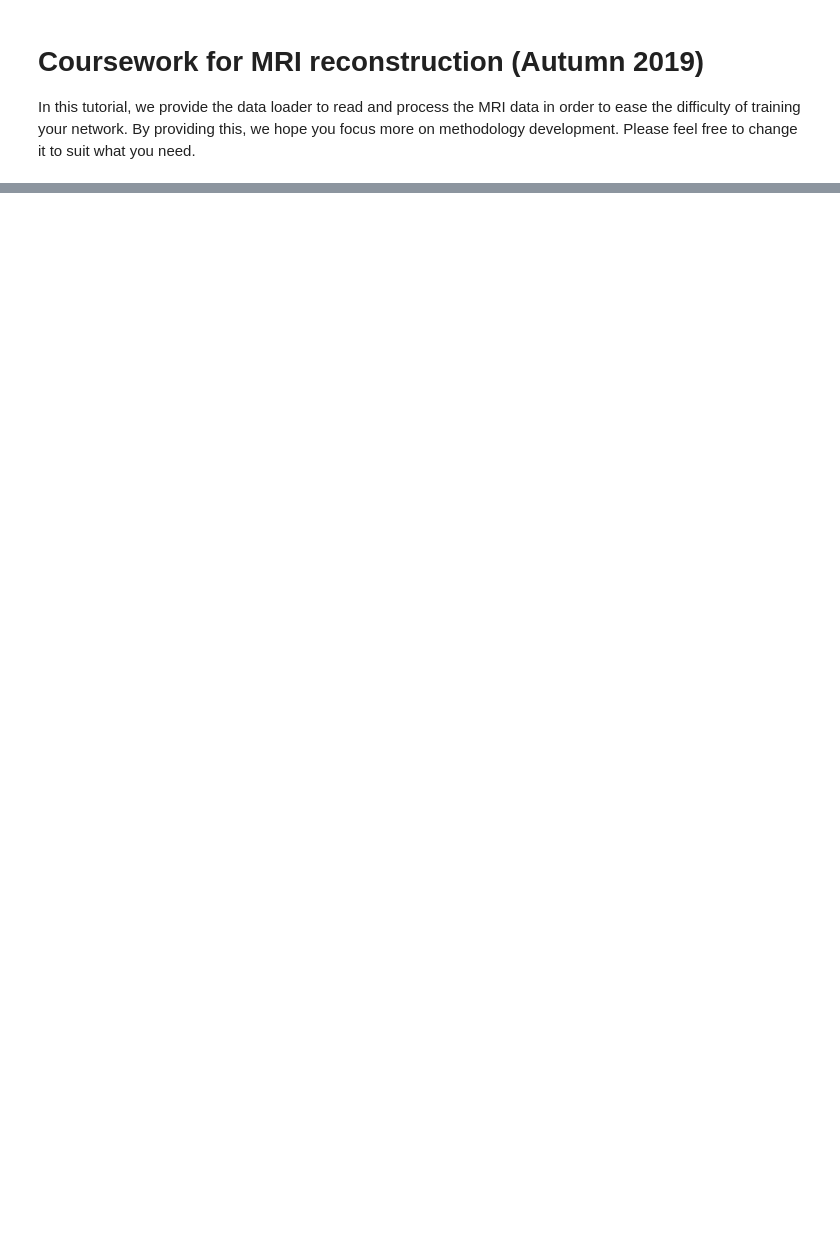
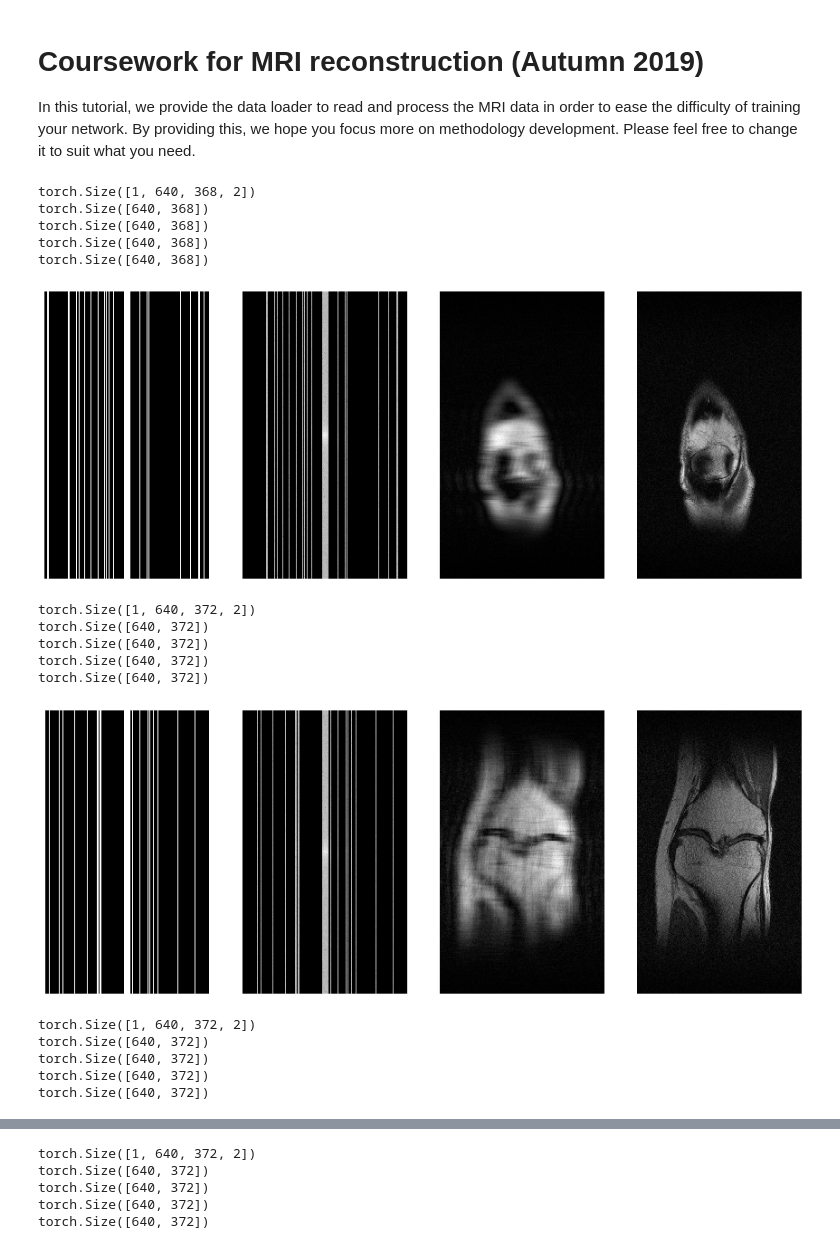
Before and after one commit to bmistry12/fastmri-reconstruction, a Jupyter notebook: data_loader.ipynb, the cells around one changed output, grey strips where cells are left out. Cells and saved outputs as stored; diff of their text form; code cells hidden in the pictures; blank space fills up the shorter version.

```diff
--- a/data_loader.ipynb
+++ b/data_loader.ipynb
@@ -103,31 +97,53 @@ def load_data_path(train_data_path, val_data_path):
 # %%
 if __name__ == '__main__':
 
-    data_path_train = '../train'
-    data_path_val = '../train'
+    data_path_train = '/data/local/NC2019MRI/train'
+    data_path_val = '/data/local/NC2019MRI/train'
     data_list = load_data_path(data_path_train, data_path_val) # first load all file names, paths and slices.
 
     acc = 8
     cen_fract = 0.04
     seed = False # random masks for each slice
     num_workers = 12 # data loading is faster using a bigger number for num_workers. 0 means using one cpu to load data
 
     # create data loader for training set. It applies same to validation set as well
     train_dataset = MRIDataset(data_list['train'], acceleration=acc, center_fraction=cen_fract, use_seed=seed)
     train_loader = DataLoader(train_dataset, shuffle=True, batch_size=1, num_workers=num_workers)
     for iteration, sample in enumerate(train_loader):
 
         img_gt, img_und, rawdata_und, masks, norm = sample
-
+        print(img_und.shape)
         # stack different slices into a volume for visualisation
         A = masks[...,0].squeeze()
+        print(A.shape)
         B = torch.log(T.complex_abs(rawdata_und) + 1e-9).squeeze()
+        print(B.shape)
         C = T.complex_abs(img_und).squeeze()
+        print(C.shape)
         D = T.complex_abs(img_gt).squeeze()
+        print(D.shape)
         all_imgs = torch.stack([A,B,C,D], dim=0)
 
         # from left to right: mask, masked kspace, undersampled image, ground truth
         show_slices(all_imgs, [0, 1, 2, 3], cmap='gray')
         plt.pause(1)
 
         if iteration >= 3: break  # show 4 random slices
+# %% [output]
+torch.Size([1, 640, 368, 2])
+torch.Size([640, 368])
+torch.Size([640, 368])
+torch.Size([640, 368])
+torch.Size([640, 368])
+[figure, added]
+torch.Size([1, 640, 372, 2])
+torch.Size([640, 372])
+torch.Size([640, 372])
+torch.Size([640, 372])
+torch.Size([640, 372])
+[figure, added]
+torch.Size([1, 640, 372, 2])
+torch.Size([640, 372])
+torch.Size([640, 372])
+torch.Size([640, 372])
+torch.Size([640, 372])
@@ -133,0 +151,5 @@ if __name__ == '__main__':
+torch.Size([1, 640, 372, 2])
+torch.Size([640, 372])
+torch.Size([640, 372])
+torch.Size([640, 372])
+torch.Size([640, 372])
```
Also changed, not shown: parts of 4 cells of this notebook, 8 other files.
